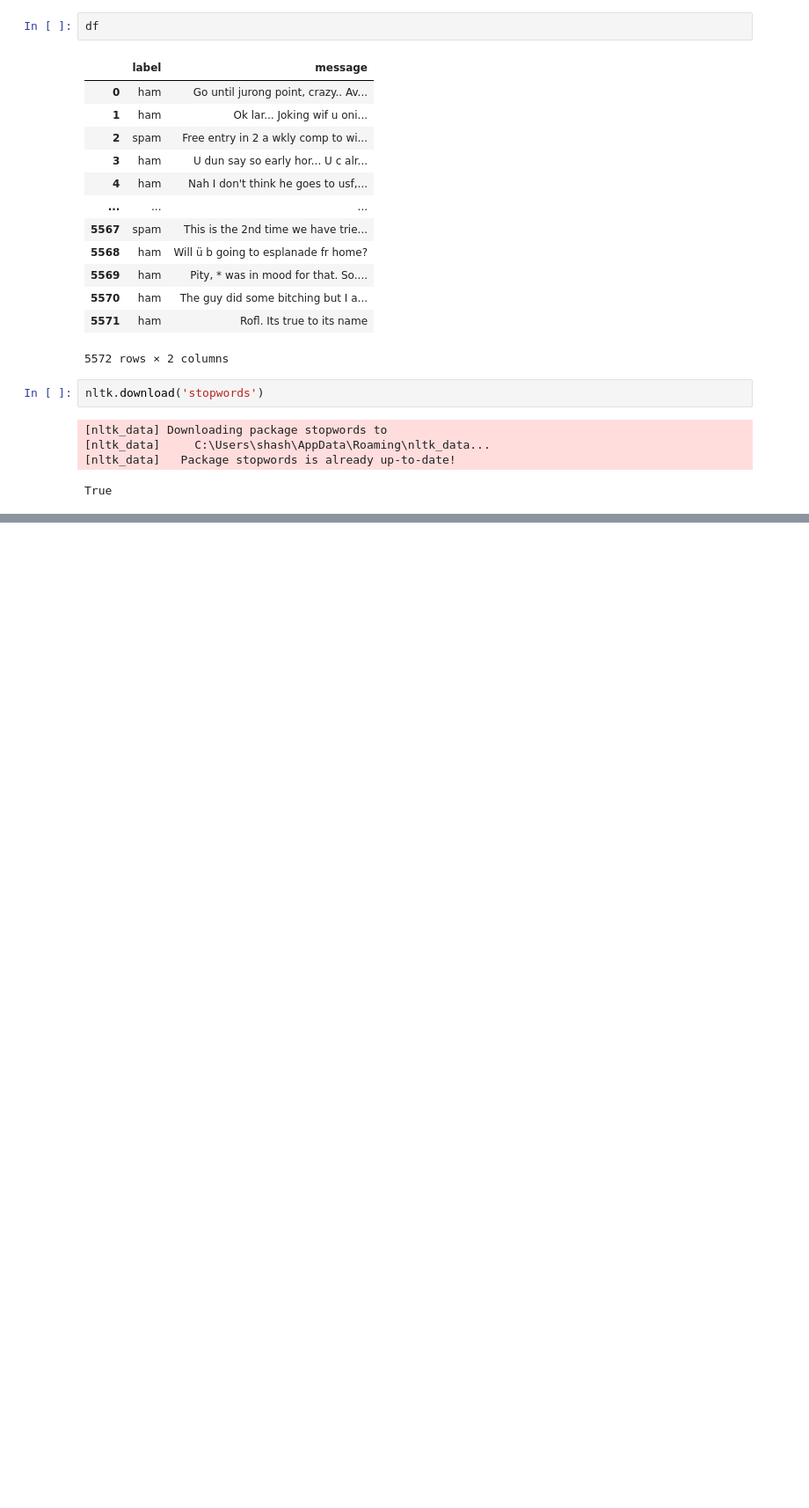
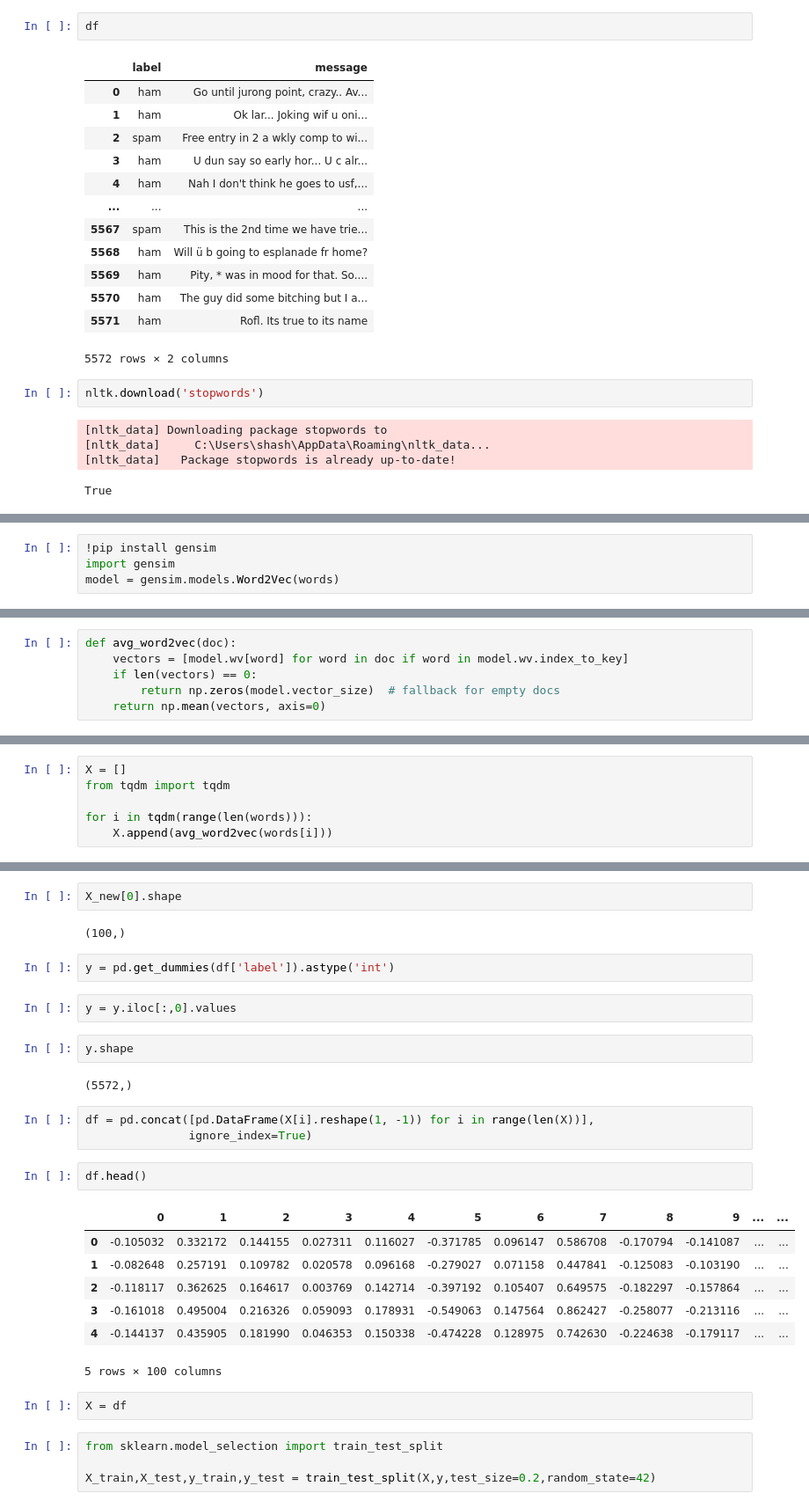
Before and after one commit to shashank-518/NLP, a Jupyter notebook: TF-IDF/app.ipynb, the cells around one changed output, grey strips where cells are left out. Shown at 88% size. Drawn from its saved outputs; the diff is of its cells as text; blank space fills up the shorter version.

Commit message:
SPAMHAM DONE USING WORD2VEC

```diff
--- a/TF-IDF/app.ipynb
+++ b/TF-IDF/app.ipynb
@@ -100,0 +79,4 @@ tfidf.vocabulary_
+# %%
+!pip install gensim
+import gensim
+model = gensim.models.Word2Vec(words)
@@ -100,0 +123,6 @@ tfidf.vocabulary_
+# %%
+def avg_word2vec(doc):
+    vectors = [model.wv[word] for word in doc if word in model.wv.index_to_key]
+    if len(vectors) == 0:
+        return np.zeros(model.vector_size)  # fallback for empty docs
+    return np.mean(vectors, axis=0)
@@ -100,0 +134,6 @@ tfidf.vocabulary_
+# %%
+X = []
+from tqdm import tqdm
+
+for i in tqdm(range(len(words))):
+    X.append(avg_word2vec(words[i]))
@@ -100,0 +146,31 @@ tfidf.vocabulary_
+# %%
+X_new[0].shape
+# %% [output]
+(100,)
+# %%
+y = pd.get_dummies(df['label']).astype('int')
+# %%
+y = y.iloc[:,0].values
+# %%
+y.shape
+# %% [output]
+(5572,)
+# %%
+df = pd.concat([pd.DataFrame(X[i].reshape(1, -1)) for i in range(len(X))],
+               ignore_index=True)
+# %%
+df.head()
+# %% [output]
+|  | 0 | 1 | 2 | 3 | 4 | 5 | 6 | 7 | 8 | 9 | ... | ... |
+| 0 | -0.105032 | 0.332172 | 0.144155 | 0.027311 | 0.116027 | -0.371785 | 0.096147 | 0.586708 | -0.170794 | -0.141087 | ... | ... |
+| 1 | -0.082648 | 0.257191 | 0.109782 | 0.020578 | 0.096168 | -0.279027 | 0.071158 | 0.447841 | -0.125083 | -0.103190 | ... | ... |
+| 2 | -0.118117 | 0.362625 | 0.164617 | 0.003769 | 0.142714 | -0.397192 | 0.105407 | 0.649575 | -0.182297 | -0.157864 | ... | ... |
+| 3 | -0.161018 | 0.495004 | 0.216326 | 0.059093 | 0.178931 | -0.549063 | 0.147564 | 0.862427 | -0.258077 | -0.213116 | ... | ... |
+| 4 | -0.144137 | 0.435905 | 0.181990 | 0.046353 | 0.150338 | -0.474228 | 0.128975 | 0.742630 | -0.224638 | -0.179117 | ... | ... |
+5 rows × 100 columns
+# %%
+X = df
+# %%
+from sklearn.model_selection import train_test_split
+
+X_train,X_test,y_train,y_test = train_test_split(X,y,test_size=0.2,random_state=42)
```
Also changed, not shown: parts of 20 cells of this notebook, 2 other files.
